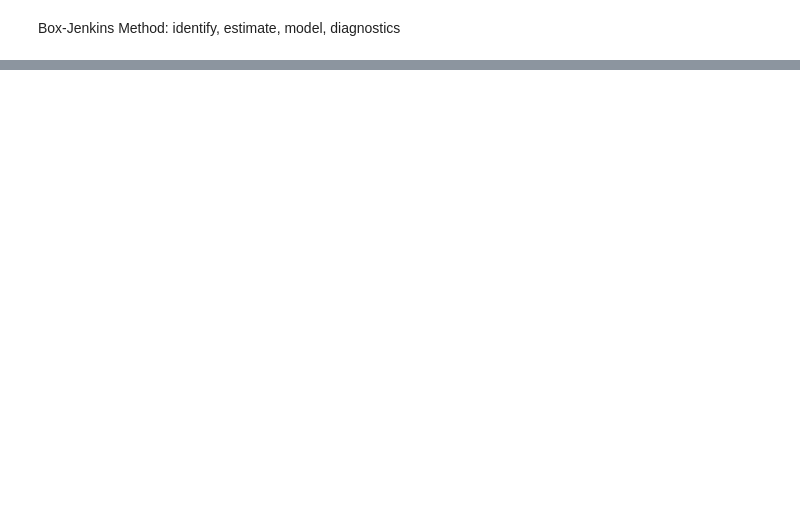
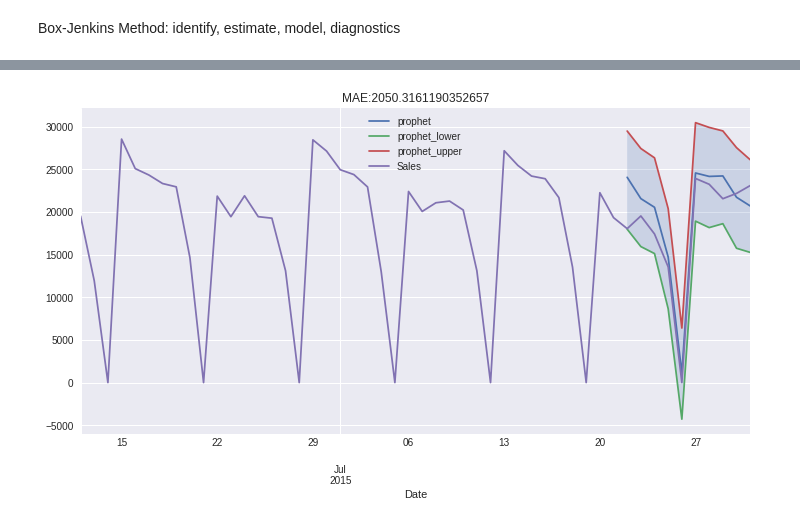
Before and after one commit to allen44/econometric-time-series-study, a Jupyter notebook: econometric_time_series_study.ipynb, the cells around one changed output, grey strips where cells are left out. Cells and saved outputs as stored; diff of their text form; code cells hidden in the pictures; blank space fills up the shorter version.

```diff
--- a/econometric_time_series_study.ipynb
+++ b/econometric_time_series_study.ipynb
@@ -652,0 +745,19 @@ ARIMA(maxiter=50, method='lbfgs', order=(2, 0, 0), out_of_sample_size=0,
+# %%
+# Confidence Intervals
+# All models which support confidence intervals in predictions have also
+# possibility to return them - they will be returned as
+# {name of the wrapper}_lower / _upper.
+
+X, y = pd.DataFrame(index=df.index), df['Sales']
+
+model = ProphetWrapper(conf_int=True)
+
+preds = (model.fit(X[:-10], y[:-10])
+         .predict(X[-10:])
+         .merge(y, left_index=True, right_index=True, how='outer')
+         .tail(50)
+)
+preds.plot(title=f"MAE:{(preds['Sales']-preds['prophet']).abs().mean()}")
+plt.fill_between(preds['prophet'].index, preds['prophet_lower'], preds['prophet_upper'], alpha=0.2);
+# %% [output]
+[figure, added]
```
Also changed, not shown: parts of 67 cells of this notebook.
